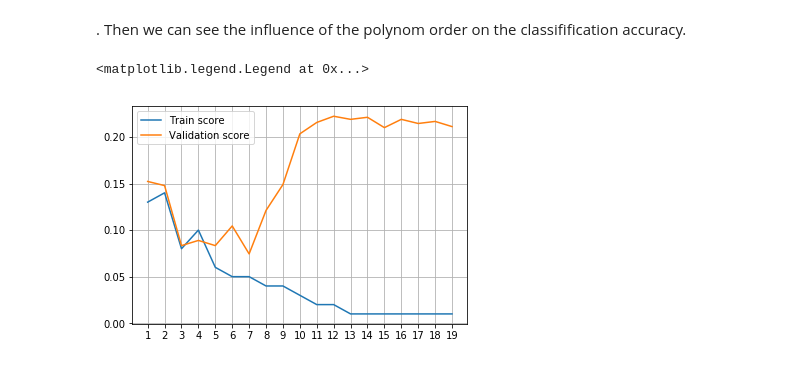
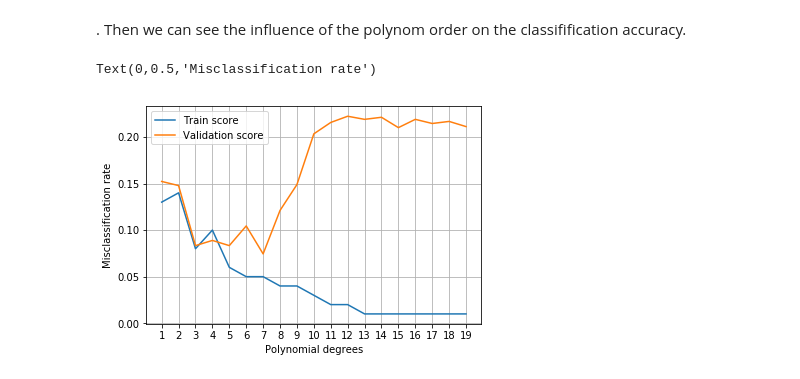
Before and after one commit to wtseve/conference_ia-chatelaf, a Jupyter notebook: notebooks/1_introduction/N2_Polynomial_Classification_Model_Complexity.ipynb, the cells around one changed output. Cells and saved outputs as stored; diff of their text form; code cells hidden in the pictures.

```diff
--- a/notebooks/1_introduction/N2_Polynomial_Classification_Model_Complexity.ipynb
+++ b/notebooks/1_introduction/N2_Polynomial_Classification_Model_Complexity.ipynb
@@ -54,25 +57,27 @@ plt.scatter(X_train[:,0], X_train[:,1], c=y_train)
 # %%
 from sklearn.model_selection import validation_curve
 lin_model = linear_model.RidgeClassifier(alpha=1e-6,normalize=True)
 
 degrees= sp.arange(1,20)
-train_scores= sp.zeros(degrees.shape)
-test_scores= sp.zeros(degrees.shape)
+train_error_rate= sp.zeros(degrees.shape)
+test_error_rate= sp.zeros(degrees.shape)
 for i,deg in enumerate(degrees):
     model = make_pipeline(PolynomialFeatures(deg), lin_model )
     model.fit(X_train,y_train )
     y_pred= model.predict( X_train )
-    train_scores[i] = sp.mean( y_train != y_pred)
+    train_error_rate[i] = sp.mean( y_train != y_pred)
     y_pred= model.predict( X_test )
-    test_scores[i] = sp.mean( y_test != y_pred)
+    test_error_rate[i] = sp.mean( y_test != y_pred)
 
 
 #train_scores, valid_scores = validation_curve(pipe, X, y, "poly__degree", range(1,20), cv=10)
-plt.plot(range(1, 20), train_scores, label="Train score")
-plt.plot(range(1, 20), test_scores, label="Validation score")
+plt.plot(range(1, 20), train_error_rate, label="Train score")
+plt.plot(range(1, 20), test_error_rate, label="Validation score")
 plt.grid()
 plt.xticks(range(1, 20))
 plt.legend()
+plt.xlabel("Polynomial degrees")
+plt.ylabel("Misclassification rate")
 # %% [output]
-<matplotlib.legend.Legend at 0x...>
+Text(0,0.5,'Misclassification rate')
-[figure, old version]
+[figure, new version]
```
Also changed, not shown: parts of 3 cells of this notebook, 1 other file.
